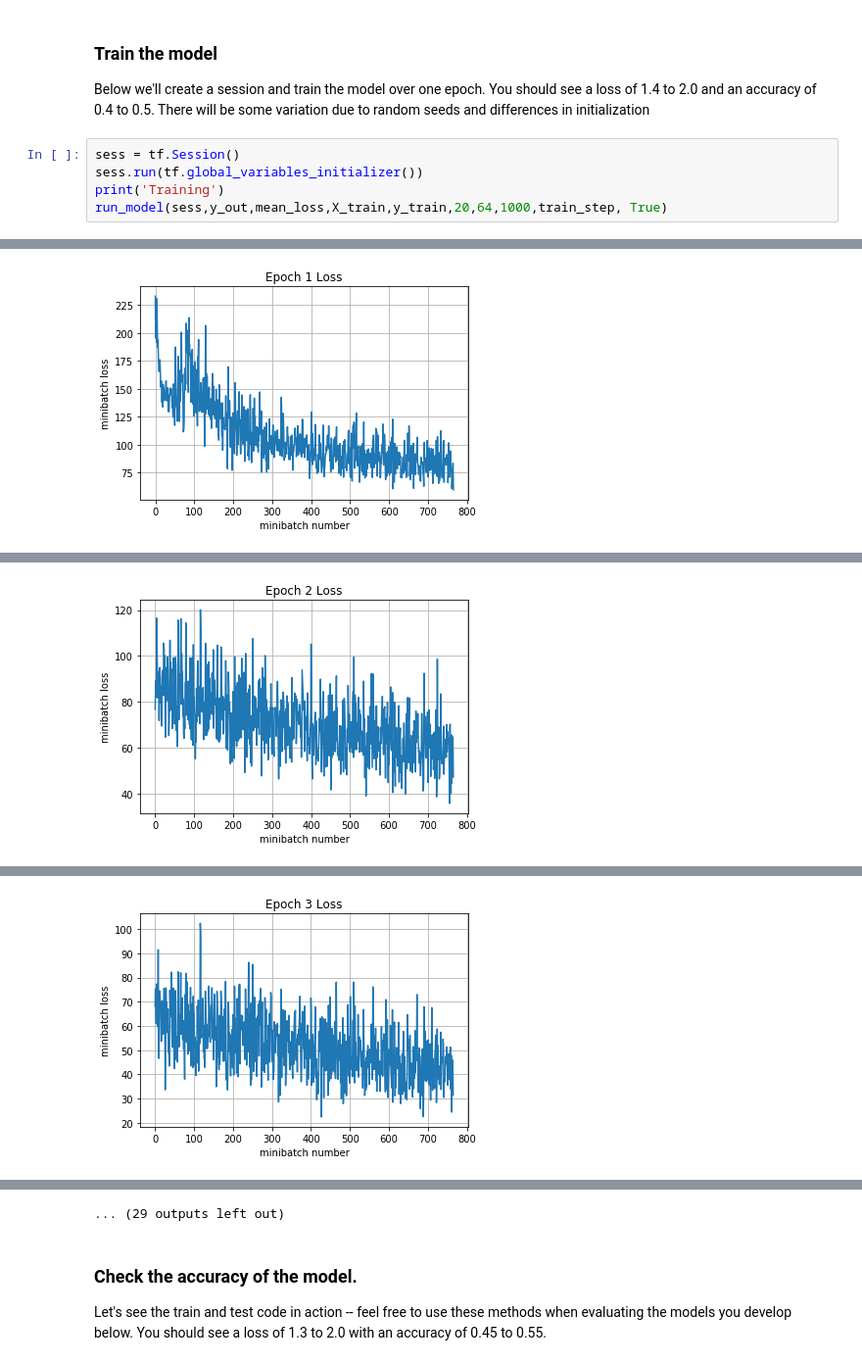
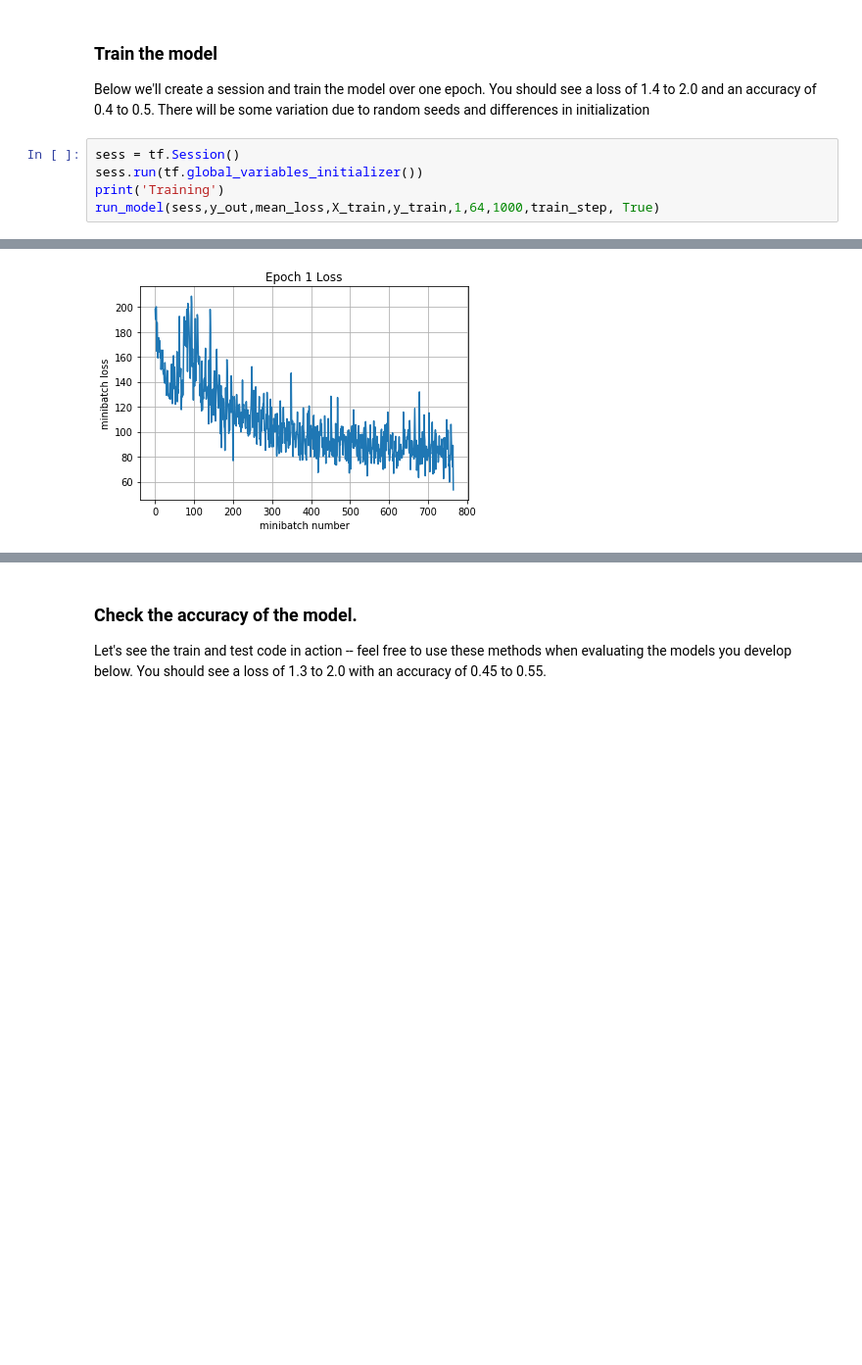
Before and after one commit to surukuntu/simple-cifar-10, a Jupyter notebook: TensorFlow.ipynb, the cells around one changed output, grey strips where cells are left out. Shown at 98% size. Cells and saved outputs as stored; diff of their text form; blank space fills up the shorter version.

```diff
--- a/TensorFlow.ipynb
+++ b/TensorFlow.ipynb
@@ -396,6 +396,6 @@ Below we'll create a session and train the model over one epoch. You should see
 sess = tf.Session()
 sess.run(tf.global_variables_initializer())
 print('Training')
-run_model(sess,y_out,mean_loss,X_train,y_train,20,64,1000,train_step, True)
+run_model(sess,y_out,mean_loss,X_train,y_train,1,64,1000,train_step, True)
 # %% [output]
 Training
@@ -404 +404 @@ Epoch 1, Overall loss = 1.68 and accuracy of 0.453
-[figure, old version]
+[figure, new version]
@@ -407 +405,0 @@ Epoch 2, Overall loss = 1.11 and accuracy of 0.621
-[figure, removed]
@@ -410 +405,0 @@ Epoch 3, Overall loss = 0.806 and accuracy of 0.728
-[figure, removed]
@@ -419,4 +406,3 @@ Epoch 6, Overall loss = 0.27 and accuracy of 0.911
-... (29 outputs left out)
 # %% [markdown]
 ### Check the accuracy of the model.
 
```
Also changed, not shown: parts of 3 cells of this notebook.
